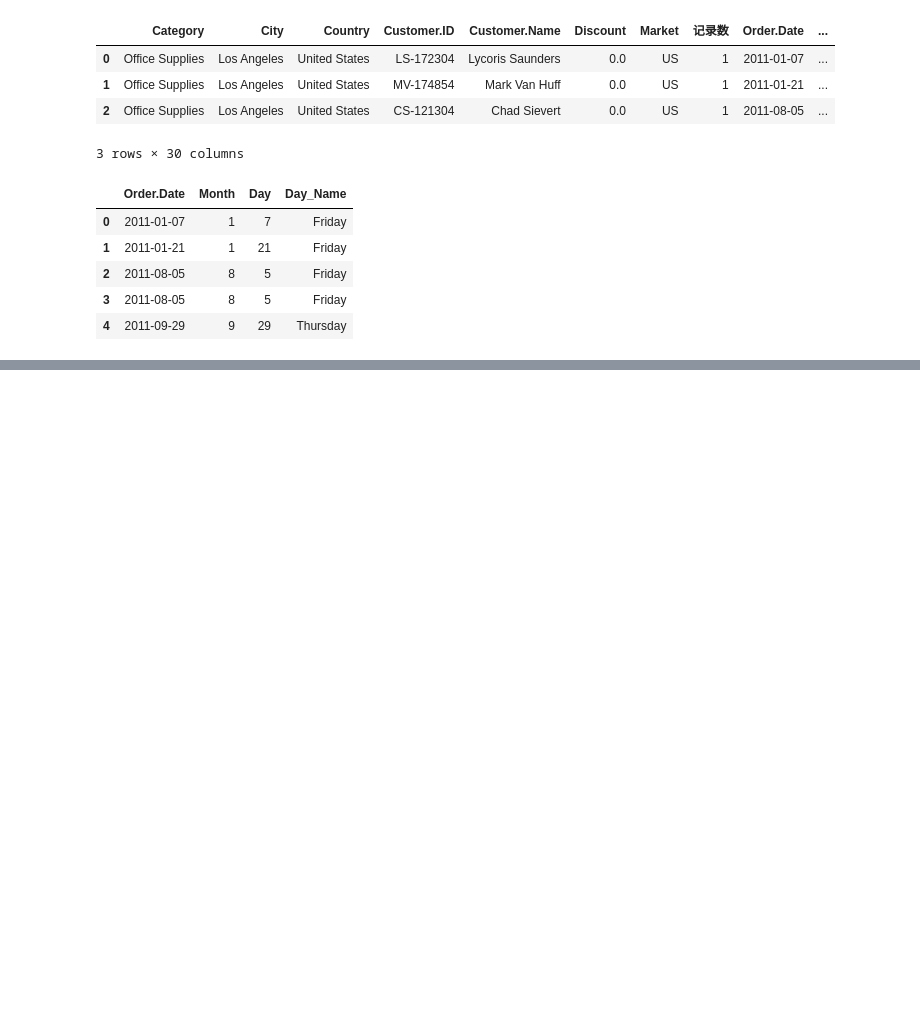
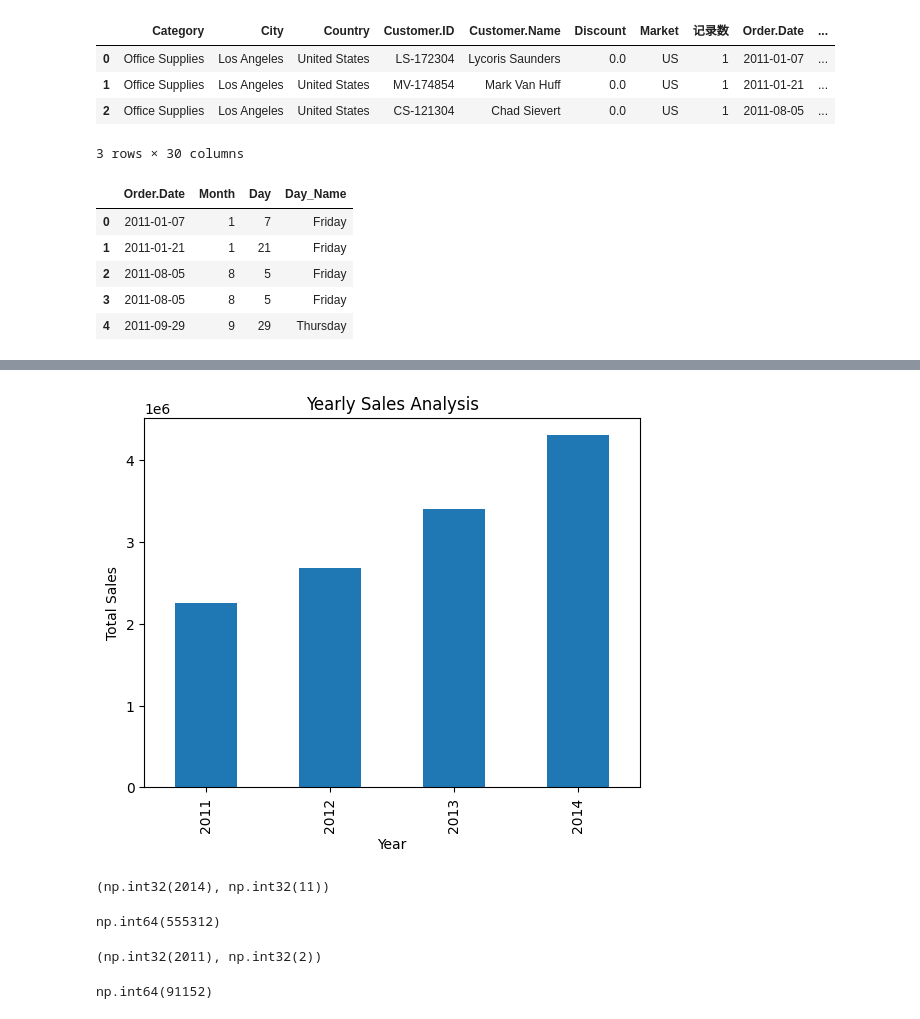
Before and after one commit to Manasagowda24/E_commerce-sales-analysis, a Jupyter notebook: cleaned_superstore_Analysis.ipynb, the cells around one changed output, grey strips where cells are left out. Drawn from its saved outputs; the diff is of its cells as text; code cells hidden in the pictures; blank space fills up the shorter version.

```diff
--- a/cleaned_superstore_Analysis.ipynb
+++ b/cleaned_superstore_Analysis.ipynb
@@ -154,0 +264,26 @@ df.to_csv("final_cleaned_superstore.csv", index=False)
+# %%
+import matplotlib.pyplot as plt
+
+yearly_sales.plot(kind="bar")
+plt.title("Yearly Sales Analysis")
+plt.xlabel("Year")
+plt.ylabel("Total Sales")
+plt.show()
+# %% [output]
+[figure, added]
+# %%
+monthly_sales.idxmax() #idxmax() → returns month with highest sales
+# %% [output]
+(np.int32(2014), np.int32(11))
+# %%
+monthly_sales.max()
+# %% [output]
+np.int64(555312)
+# %%
+monthly_sales.idxmin()
+# %% [output]
+(np.int32(2011), np.int32(2))
+# %%
+monthly_sales.min()
+# %% [output]
+np.int64(91152)
```
Also changed, not shown: parts of 24 cells of this notebook, 1 other file.
